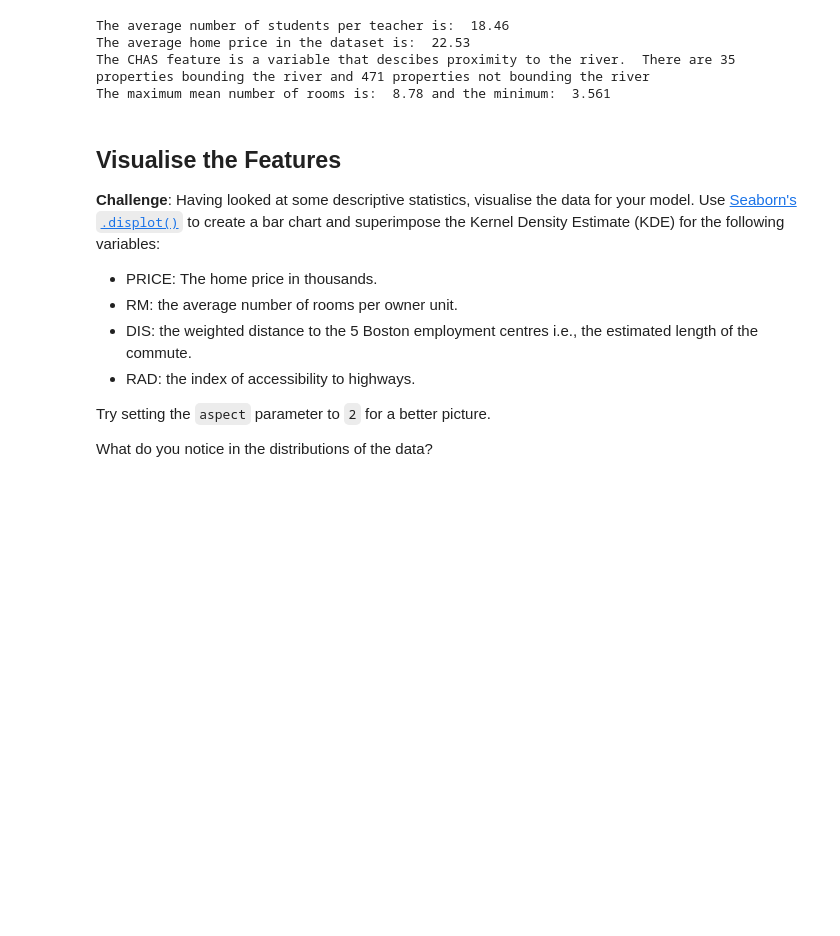
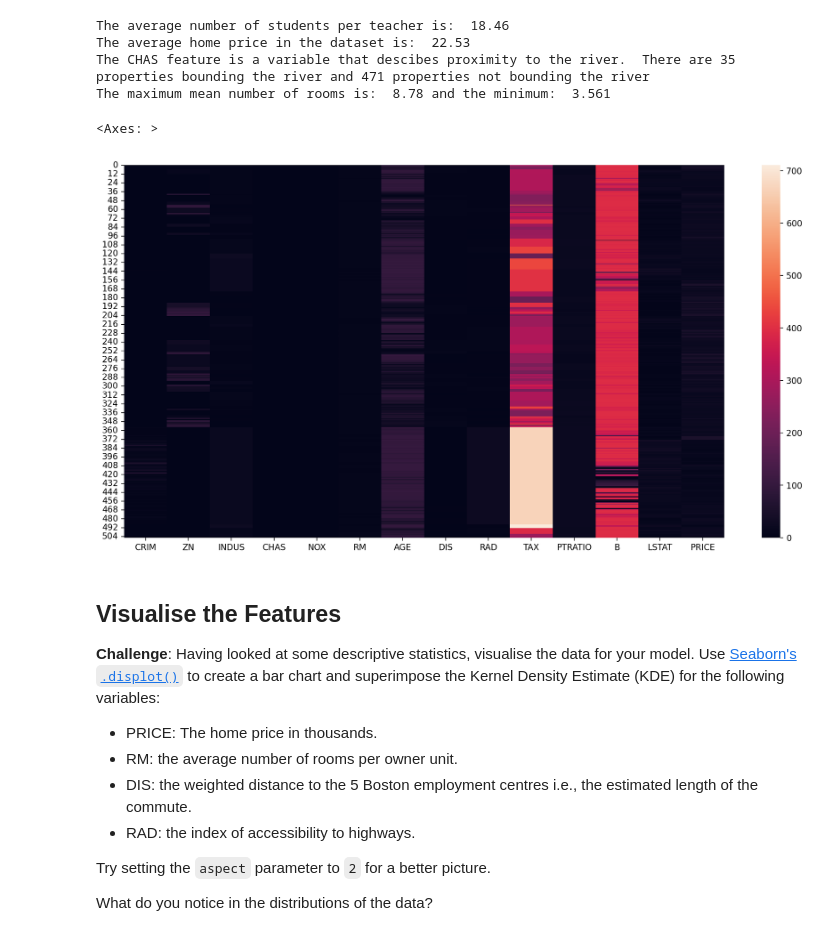
Before and after one commit to RoyAWilson/100_Days_of_Code_Day_81, a Jupyter notebook: Multivariable_Regression_and_Valuation_Model_(start).ipynb, the cells around one changed output. Saved outputs shown, nothing was run; the diff lists cells and outputs as text; code cells hidden in the pictures; blank space fills up the shorter version.

Commit message:
Day 81 Basic Plots

```diff
--- a/Multivariable_Regression_and_Valuation_Model_(start).ipynb
+++ b/Multivariable_Regression_and_Valuation_Model_(start).ipynb
@@ -203,6 +206,12 @@ The average number of students per teacher is:  18.46
 The average home price in the dataset is:  22.53
 The CHAS feature is a variable that descibes proximity to the river.  There are 35 properties bounding the river and 471 properties not bounding the river
 The maximum mean number of rooms is:  8.78 and the minimum:  3.561
+# %%
+plt.figure(figsize=(16,8), dpi=200)
+sns.heatmap(data=data)
+# %% [output]
+<Axes: >
+[figure, added]
 # %% [markdown]
 ## Visualise the Features
 
```
Also changed, not shown: parts of 18 cells of this notebook, 1 other file.
